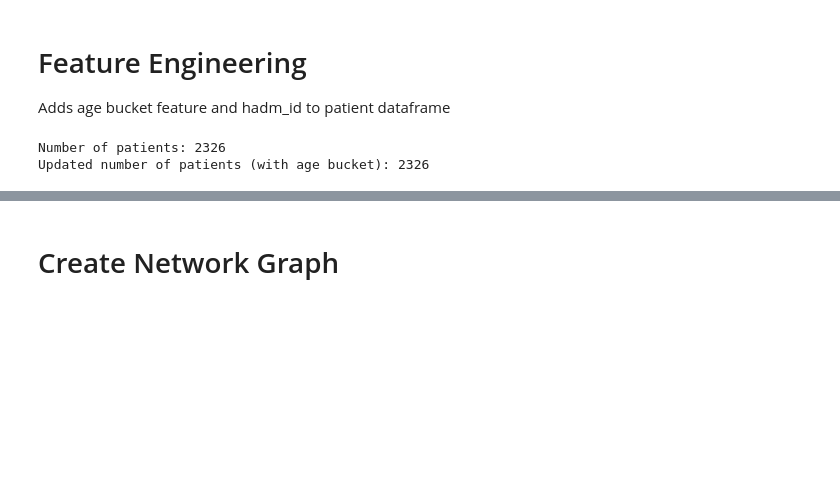
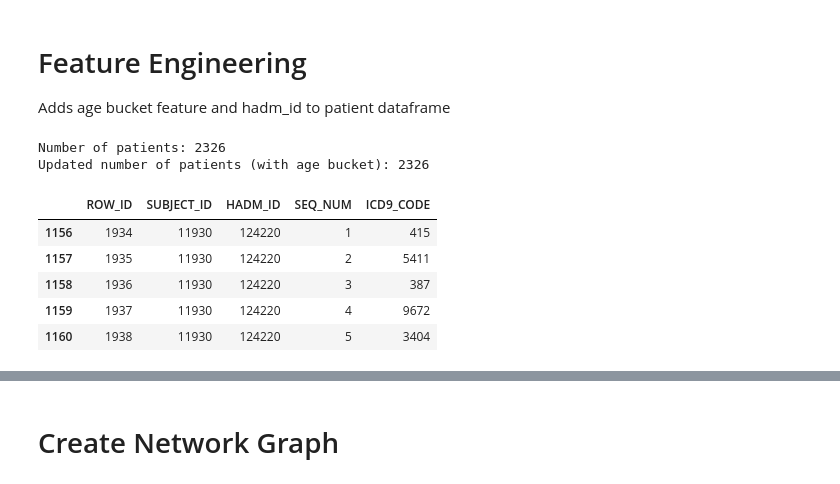
Before and after one commit to razzlemacher/ut-health-final-proj, a Jupyter notebook: 01-create-network-graph.ipynb, the cells around one changed output, grey strips where cells are left out. Saved outputs shown, nothing was run; the diff lists cells and outputs as text; code cells hidden in the pictures; blank space fills up the shorter version.

```diff
--- a/01-create-network-graph.ipynb
+++ b/01-create-network-graph.ipynb
@@ -58,6 +58,12 @@ diagnoses_icd_df = pd.read_sql_query(query, conn)
 query = "SELECT * FROM admissions"
 admissions_df = pd.read_sql_query(query, conn)
 
+query = "SELECT * FROM procedures_icd"
+procedures_icd_df = pd.read_sql_query(query, conn)
+
+query = "SELECT * FROM d_icd_procedures"
+d_icd_procedures_df = pd.read_sql_query(query, conn)
+
 conn.close()
 # %% [markdown]
 # Subselect size of data
@@ -131,6 +144,15 @@ print(f"Updated number of patients (with age bucket): {len(patients_df)}")
 # %% [output]
 Number of patients: 2326
 Updated number of patients (with age bucket): 2326
+# %%
+procedures_icd_df.head(5)
+# %% [output]
+|  | ROW_ID | SUBJECT_ID | HADM_ID | SEQ_NUM | ICD9_CODE |
+| 1156 | 1934 | 11930 | 124220 | 1 | 415 |
+| 1157 | 1935 | 11930 | 124220 | 2 | 5411 |
+| 1158 | 1936 | 11930 | 124220 | 3 | 387 |
+| 1159 | 1937 | 11930 | 124220 | 4 | 9672 |
+| 1160 | 1938 | 11930 | 124220 | 5 | 3404 |
 # %%
 patients_df.head(5)
 # %% [output]
```
Also changed, not shown: parts of 25 cells of this notebook, 4 other files.
